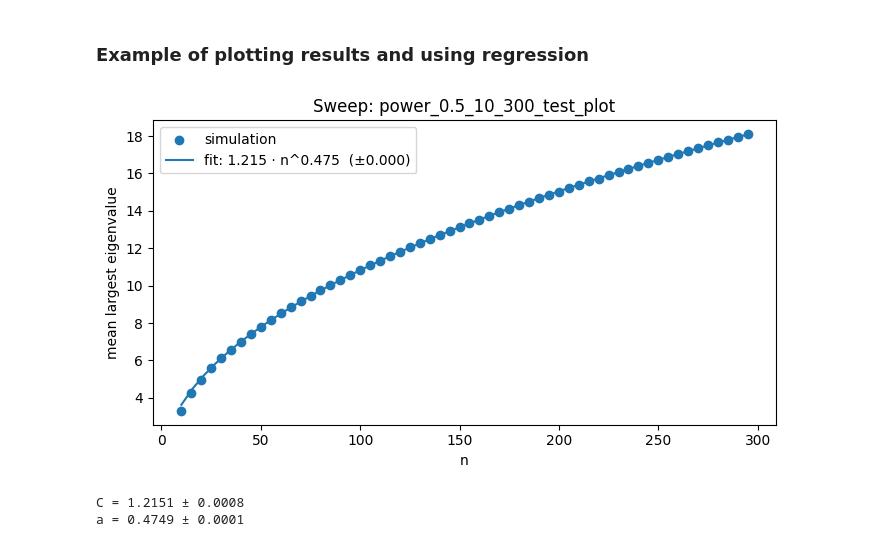
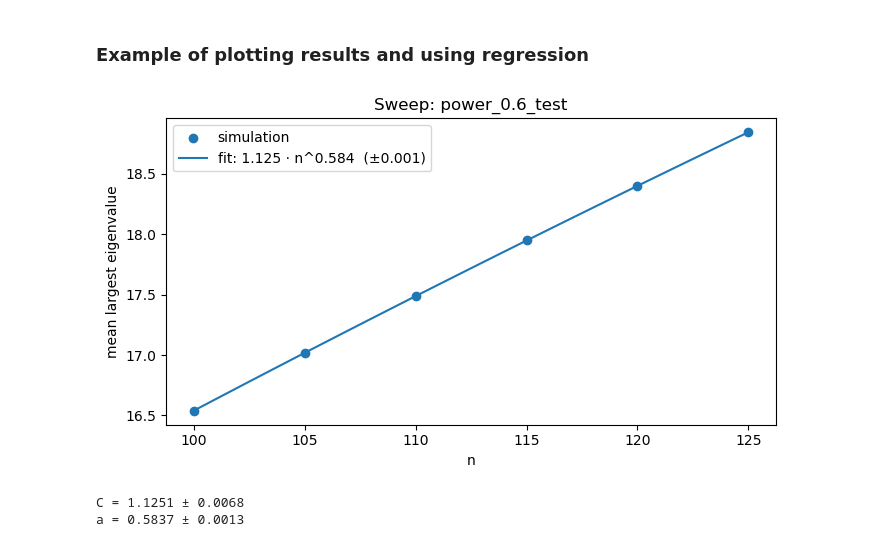
Before and after one commit to DmytroLupashko/rmt-eigenvalue-experiments, a Jupyter notebook: notebooks/regression_example.ipynb, the cells around one changed output. Drawn from its saved outputs; the diff is of its cells as text; code cells hidden in the pictures.

```diff
--- a/notebooks/regression_example.ipynb
+++ b/notebooks/regression_example.ipynb
@@ -6,7 +6,7 @@ import pandas as pd
 import matplotlib.pyplot as plt
 from scipy.optimize import curve_fit
 
-SWEEP_TAG = "power_0.5_10_300_test_plot"
+SWEEP_TAG = "power_0.6_test"
 CSV_PATH  = "../data/simulation_results.csv"
 
 df = pd.read_csv(CSV_PATH)
@@ -16,33 +16,33 @@ n    = df["n"].to_numpy()
 y    = df["mean_eigenvalue"].to_numpy()
 yerr = df["_std_error"].to_numpy()
 
 
 def power_law(n, C, a):
     return C * n ** a
 
 popt, pcov = curve_fit(power_law, n, y, sigma=yerr, absolute_sigma=True)
 C, a = popt
 perr = np.sqrt(np.diag(pcov))
 
 n_fit  = np.linspace(n.min(), n.max())
 y_fit  = power_law(n_fit, C, a)
 
 fig, ax = plt.subplots(figsize=(7, 4))
 
 ax.scatter(n, y, label="simulation")
 ax.plot(n_fit, y_fit, label=f"fit: {C:.3f} · n^{a:.3f}  (±{perr[1]:.3f})")
 
 ax.set_xlabel("n")
 ax.set_ylabel("mean largest eigenvalue")
 ax.set_title(f"Sweep: {SWEEP_TAG}")
 ax.legend()
 
 plt.tight_layout()
 plt.show()
 
 print(f"C = {C:.4f} ± {perr[0]:.4f}")
 print(f"a = {a:.4f} ± {perr[1]:.4f}")
 # %% [output]
-[figure, old version]
+[figure, new version]
-C = 1.2151 ± 0.0008
-a = 0.4749 ± 0.0001
+C = 1.1251 ± 0.0068
+a = 0.5837 ± 0.0013
```
Also changed, not shown: 1 other file.
